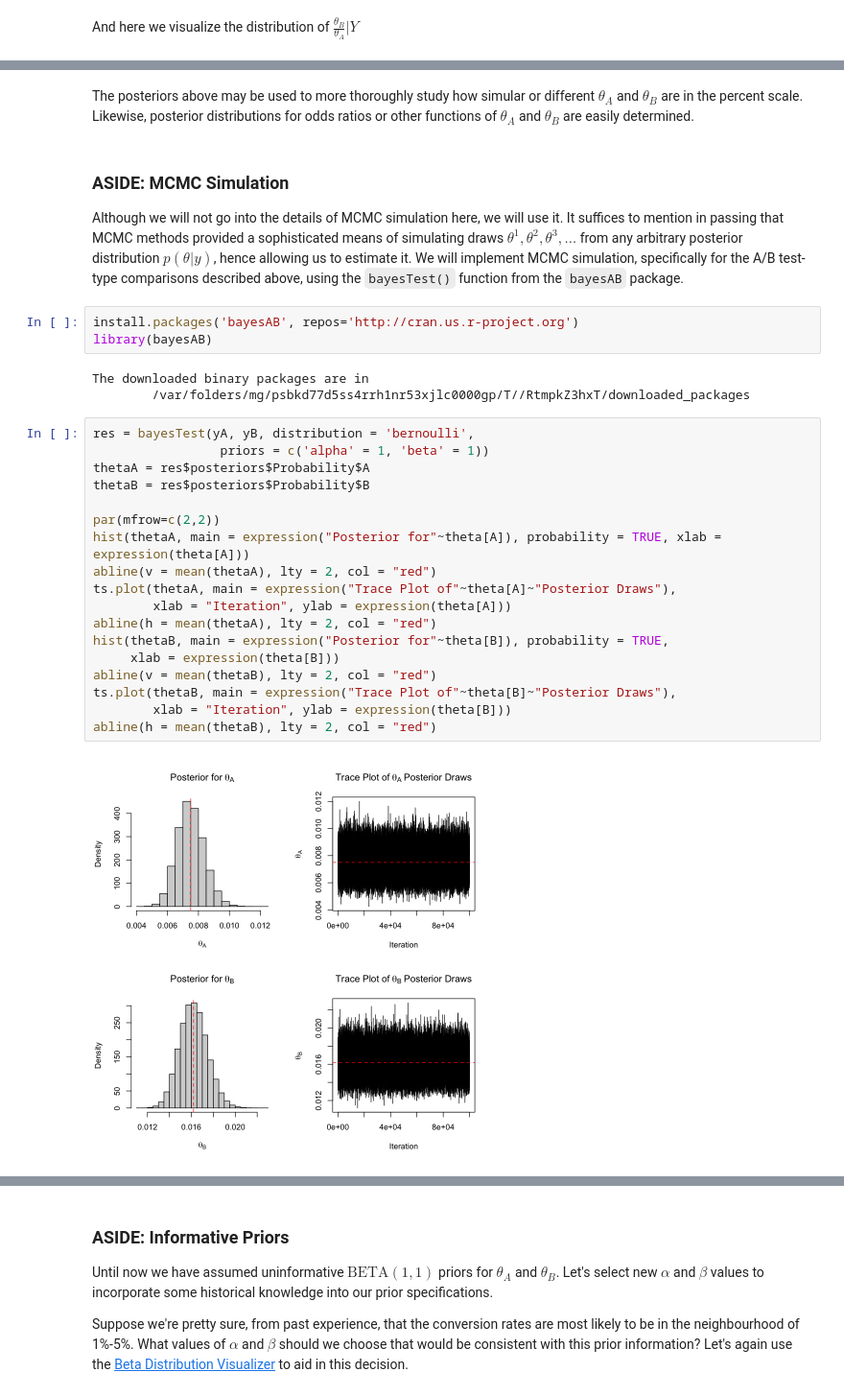
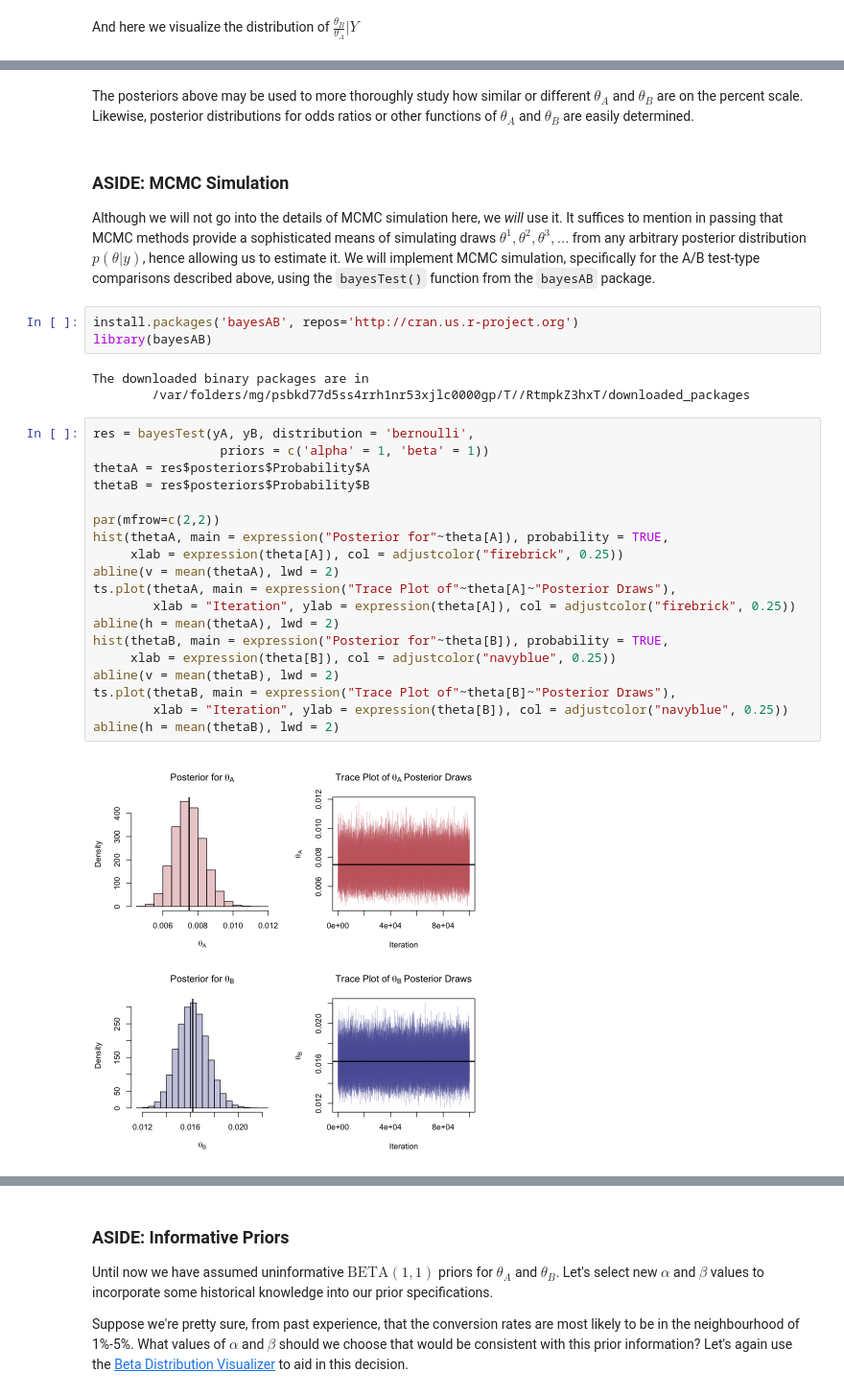
Before and after one commit to ntstevens/Bayesian_AB_Testing, a Jupyter notebook: Bayesian Methods in AB Testing.ipynb, the cells around one changed output, grey strips where cells are left out. Shown at 96% size. Saved outputs shown, nothing was run; the diff lists cells and outputs as text.

```diff
--- a/Bayesian Methods in AB Testing.ipynb
+++ b/Bayesian Methods in AB Testing.ipynb
@@ -503,9 +507,9 @@ summarize_posterior(x = thetaB/thetaA, delta = NULL, cl = 0.95, col = "forestgre
 # %% [markdown]
-The posteriors above may be used to more thoroughly study how simular or different $\theta_A$ and $\theta_B$ are in the percent scale. Likewise, posterior distributions for odds ratios or other functions of $\theta_A$ and $\theta_B$ are easily determined.
+The posteriors above may be used to more thoroughly study how similar or different $\theta_A$ and $\theta_B$ are on the percent scale. Likewise, posterior distributions for odds ratios or other functions of $\theta_A$ and $\theta_B$ are easily determined.
 # %% [markdown]
 ### ASIDE: MCMC Simulation
 
-Although we will not go into the details of MCMC simulation here, we will use it. It suffices to mention in passing that MCMC methods provided a sophisticated means of simulating draws $\theta^1, \theta^2, \theta^3,\ldots$ from any arbitrary posterior distribution $p(\theta|y)$, hence allowing us to estimate it. We will implement MCMC simulation, specifically for the A/B test-type comparisons described above, using the `bayesTest()` function from the `bayesAB` package.
+Although we will not go into the details of MCMC simulation here, we *will* use it. It suffices to mention in passing that MCMC methods provide a sophisticated means of simulating draws $\theta^1, \theta^2, \theta^3,\ldots$ from any arbitrary posterior distribution $p(\theta|y)$, hence allowing us to estimate it. We will implement MCMC simulation, specifically for the A/B test-type comparisons described above, using the `bayesTest()` function from the `bayesAB` package.
 # %%
 install.packages('bayesAB', repos='http://cran.us.r-project.org')
 library(bayesAB)
@@ -515,21 +519,22 @@ The downloaded binary packages are in
 # %%
 res = bayesTest(yA, yB, distribution = 'bernoulli',
                  priors = c('alpha' = 1, 'beta' = 1))
 thetaA = res$posteriors$Probability$A
 thetaB = res$posteriors$Probability$B
 
 par(mfrow=c(2,2))
-hist(thetaA, main = expression("Posterior for"~theta[A]), probability = TRUE, xlab = expression(theta[A]))
-abline(v = mean(thetaA), lty = 2, col = "red")
+hist(thetaA, main = expression("Posterior for"~theta[A]), probability = TRUE,
+     xlab = expression(theta[A]), col = adjustcolor("firebrick", 0.25))
+abline(v = mean(thetaA), lwd = 2)
 ts.plot(thetaA, main = expression("Trace Plot of"~theta[A]~"Posterior Draws"),
-        xlab = "Iteration", ylab = expression(theta[A]))
-abline(h = mean(thetaA), lty = 2, col = "red")
+        xlab = "Iteration", ylab = expression(theta[A]), col = adjustcolor("firebrick", 0.25))
+abline(h = mean(thetaA), lwd = 2)
 hist(thetaB, main = expression("Posterior for"~theta[B]), probability = TRUE,
-     xlab = expression(theta[B]))
-abline(v = mean(thetaB), lty = 2, col = "red")
+     xlab = expression(theta[B]), col = adjustcolor("navyblue", 0.25))
+abline(v = mean(thetaB), lwd = 2)
 ts.plot(thetaB, main = expression("Trace Plot of"~theta[B]~"Posterior Draws"),
-        xlab = "Iteration", ylab = expression(theta[B]))
-abline(h = mean(thetaB), lty = 2, col = "red")
+        xlab = "Iteration", ylab = expression(theta[B]), col = adjustcolor("navyblue", 0.25))
+abline(h = mean(thetaB), lwd = 2)
 # %% [output]
-[figure, old version]
+[figure, new version]
 # %% [markdown]
```
Also changed, not shown: parts of 64 cells of this notebook.
